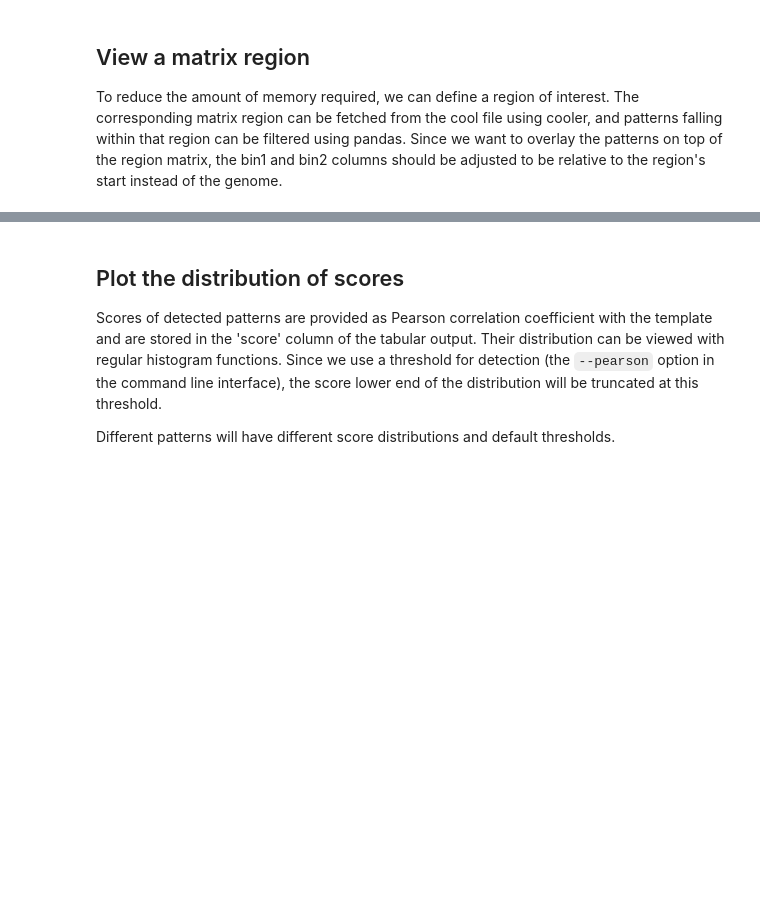
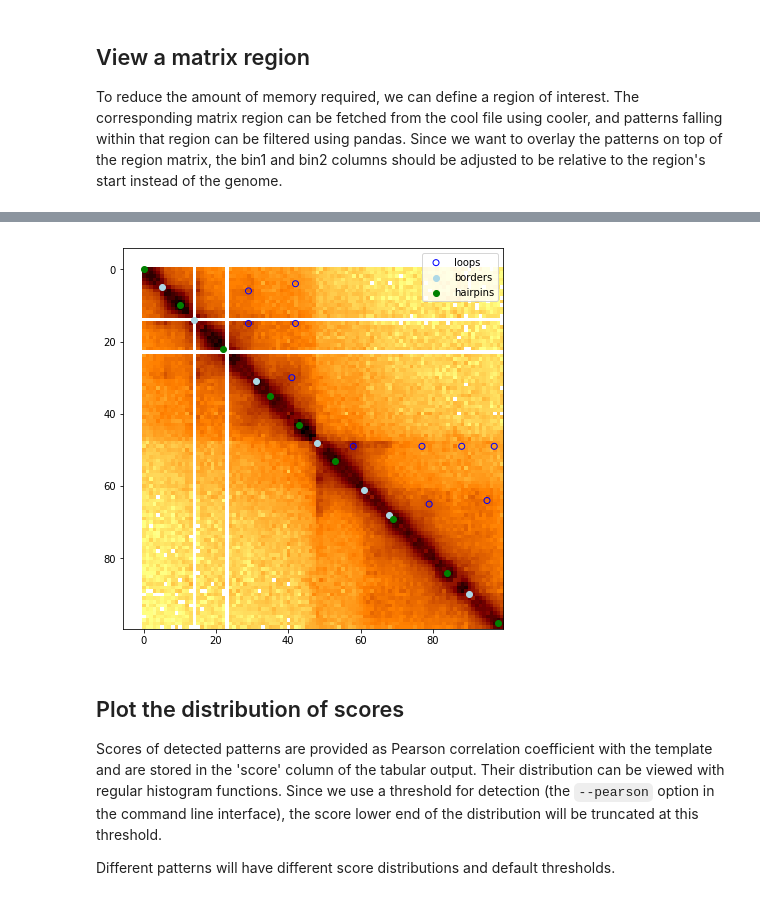
Before and after one commit to koszullab/chromosight, a Jupyter notebook: docs/notebooks/plot_output.ipynb, the cells around one changed output, grey strips where cells are left out. Saved outputs shown, nothing was run; the diff lists cells and outputs as text; code cells hidden in the pictures; blank space fills up the shorter version.

```diff
--- a/docs/notebooks/plot_output.ipynb
+++ b/docs/notebooks/plot_output.ipynb
@@ -76,7 +76,8 @@ for df in [loops_sub, borders_sub, hairpins_sub]:
     df.bin1 -= c.extent(region)[0]
     df.bin2 -= c.extent(region)[0]
 # %%
-%matplotlib notebook
+%matplotlib inline
+plt.figure(figsize=(7, 7))
 plt.imshow(mat ** 0.2, cmap='afmhot_r')
 plt.scatter(loops_sub.bin2, loops_sub.bin1, edgecolors='blue', facecolors='none', label='loops')
 plt.scatter(borders_sub.bin2, borders_sub.bin1, c='lightblue', label='borders')
@@ -89,3 +88,4 @@ plt.show()
+[figure, added]
 # %% [markdown]
 ## Plot the distribution of scores
 Scores of detected patterns are provided as Pearson correlation coefficient with the template and are stored in the 'score' column of the tabular output. Their distribution can be viewed with regular histogram functions. Since we use a threshold for detection (the `--pearson` option in the command line interface), the score lower end of the distribution will be truncated at this threshold.
```
Also changed, not shown: parts of 5 cells of this notebook, 1 other file.
